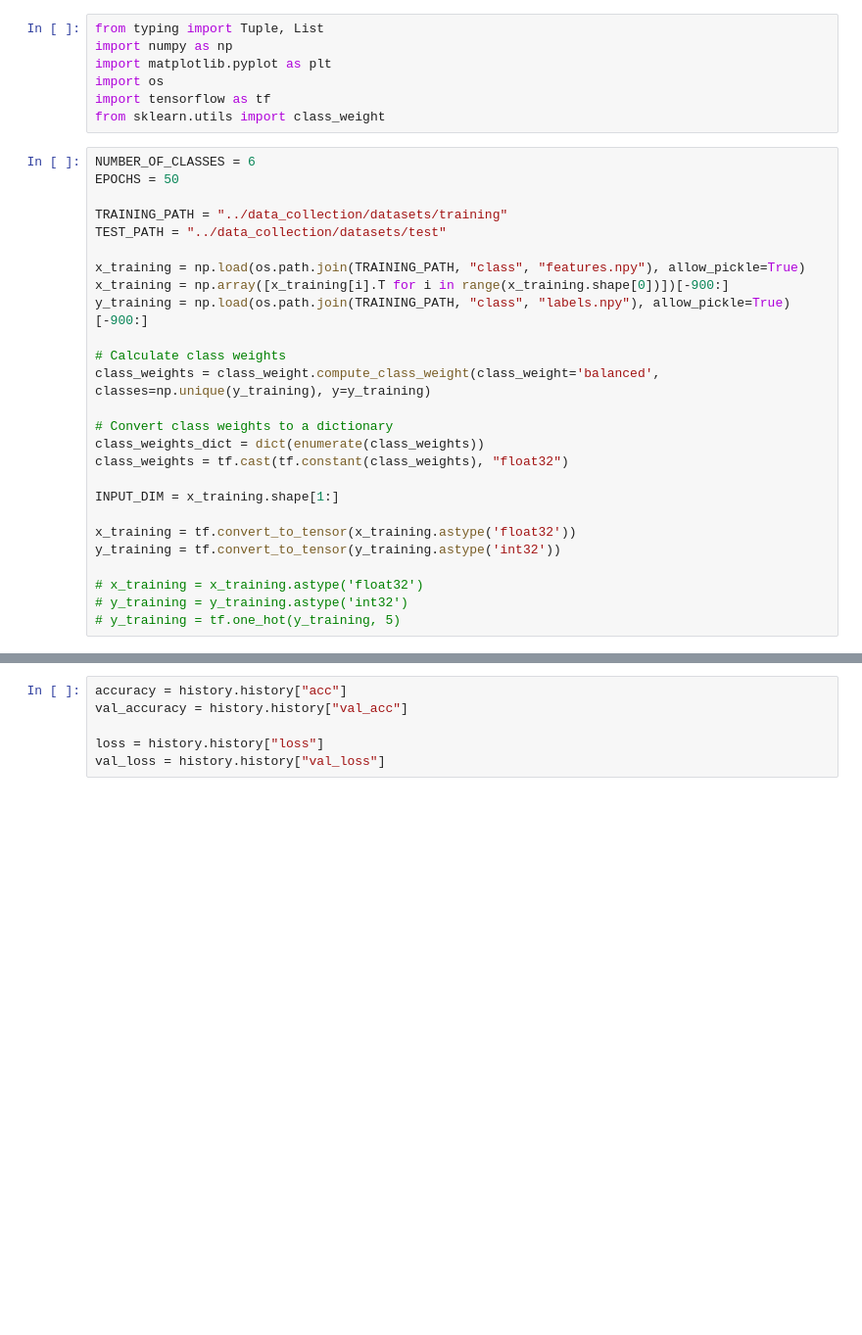
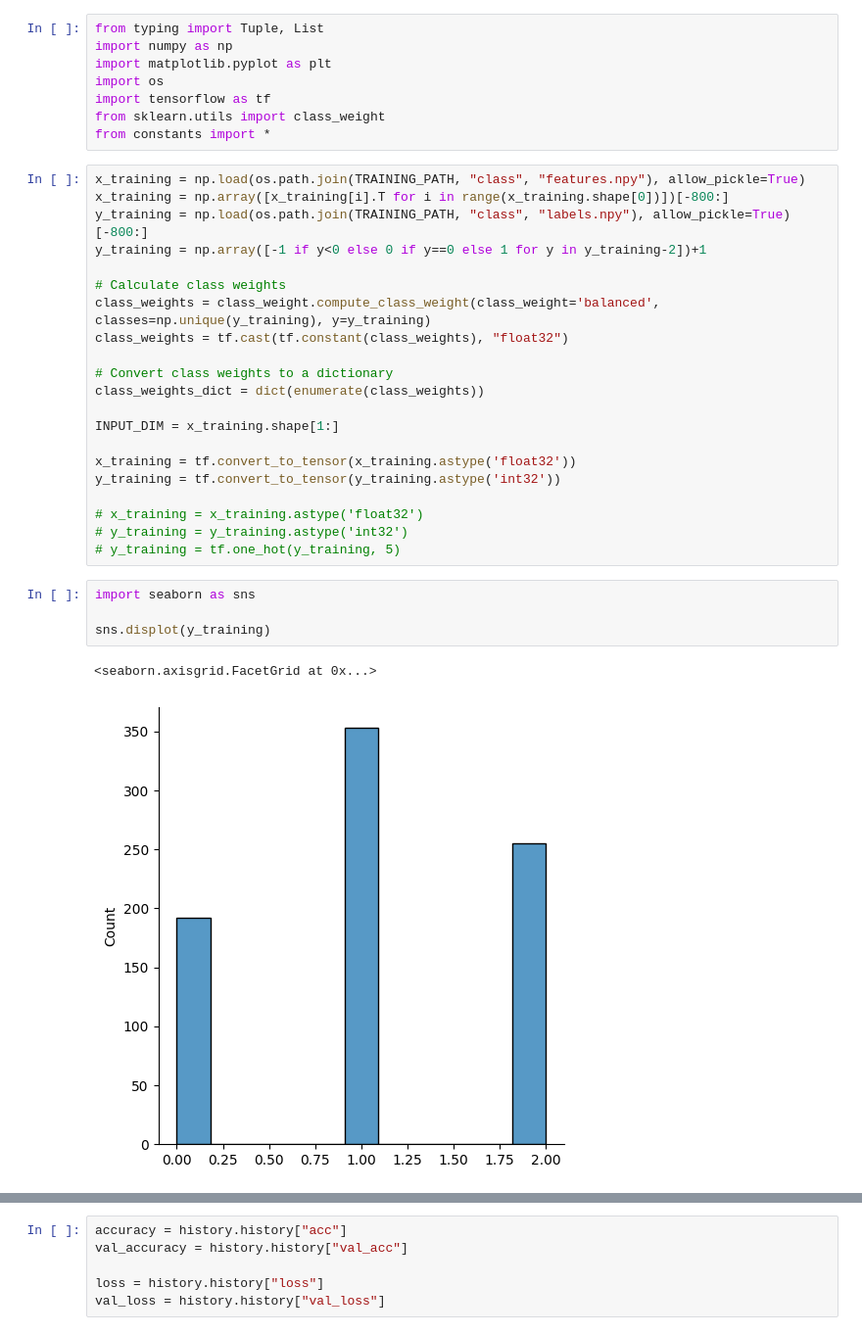
Before and after one commit to okkostenko/crypto_price_prediction_starknet, a Jupyter notebook: model_training/mlp_training.ipynb, the cells around one changed output, grey strips where cells are left out. Shown at 98% size. Cells and saved outputs as stored; diff of their text form; blank space fills up the shorter version.

```diff
--- a/model_training/mlp_training.ipynb
+++ b/model_training/mlp_training.ipynb
@@ -5,23 +5,19 @@ import matplotlib.pyplot as plt
 import os
 import tensorflow as tf
 from sklearn.utils import class_weight
+from constants import *
 # %%
-NUMBER_OF_CLASSES = 6
-EPOCHS = 50
-
-TRAINING_PATH = "../data_collection/datasets/training"
-TEST_PATH = "../data_collection/datasets/test"
-
 x_training = np.load(os.path.join(TRAINING_PATH, "class", "features.npy"), allow_pickle=True)
-x_training = np.array([x_training[i].T for i in range(x_training.shape[0])])[-900:]
-y_training = np.load(os.path.join(TRAINING_PATH, "class", "labels.npy"), allow_pickle=True)[-900:]
+x_training = np.array([x_training[i].T for i in range(x_training.shape[0])])[-800:]
+y_training = np.load(os.path.join(TRAINING_PATH, "class", "labels.npy"), allow_pickle=True)[-800:]
+y_training = np.array([-1 if y<0 else 0 if y==0 else 1 for y in y_training-2])+1
 
 # Calculate class weights
 class_weights = class_weight.compute_class_weight(class_weight='balanced', classes=np.unique(y_training), y=y_training)
+class_weights = tf.cast(tf.constant(class_weights), "float32")
 
 # Convert class weights to a dictionary
 class_weights_dict = dict(enumerate(class_weights))
-class_weights = tf.cast(tf.constant(class_weights), "float32")
 
 INPUT_DIM = x_training.shape[1:]
 
@@ -31,3 +27,10 @@ y_training = tf.convert_to_tensor(y_training.astype('int32'))
 # x_training = x_training.astype('float32')
 # y_training = y_training.astype('int32')
 # y_training = tf.one_hot(y_training, 5)
+# %%
+import seaborn as sns
+
+sns.displot(y_training)
+# %% [output]
+<seaborn.axisgrid.FacetGrid at 0x...>
+[figure, added]
```
Also changed, not shown: parts of 22 cells of this notebook, 3 other files.
